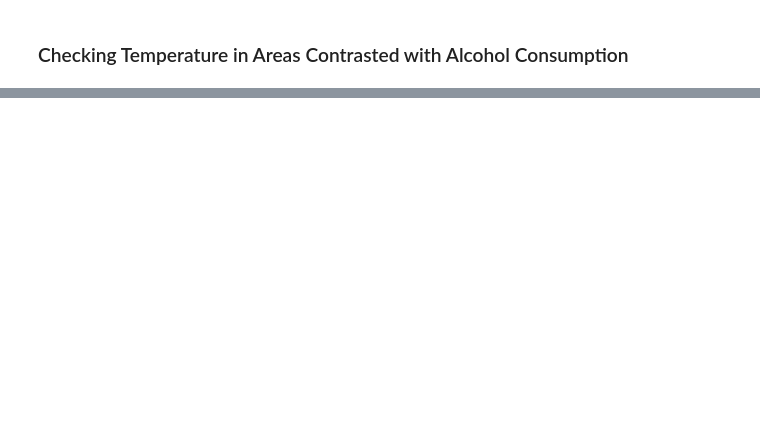
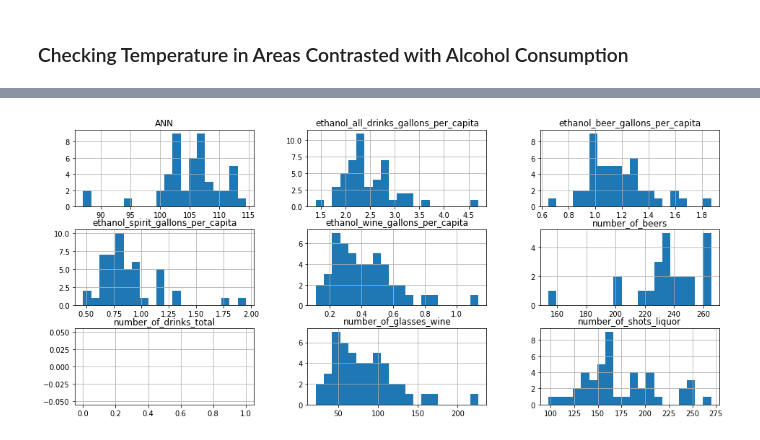
Before and after one commit to MatthewNewell006/alcohol_consumption, a Jupyter notebook: jupyter/2015_temp_data.ipynb, the cells around one changed output, grey strips where cells are left out. Saved outputs shown, nothing was run; the diff lists cells and outputs as text; code cells hidden in the pictures; blank space fills up the shorter version.

```diff
--- a/jupyter/2015_temp_data.ipynb
+++ b/jupyter/2015_temp_data.ipynb
@@ -52,0 +41,2 @@ t_df = pd.read_csv('../data/modified/2015_state_temperatures.csv')
+# %%
+ac_df['STATE'] = ac_df['STATE'].astype('string')
@@ -52,0 +64,2 @@ t_df = pd.read_csv('../data/modified/2015_state_temperatures.csv')
+# %%
+left_merge = ac_df.merge(t_annual, how='left', on = 'STATE')
@@ -52,0 +82,5 @@ t_df = pd.read_csv('../data/modified/2015_state_temperatures.csv')
+# %%
+mean_by_state = left_merge.groupby('STATE').mean()
+# %%
+m_state = mean_by_state.copy()
+m_state.head(10)
@@ -52,0 +100,5 @@ t_df = pd.read_csv('../data/modified/2015_state_temperatures.csv')
+# %%
+bins = 20
+m_state[m_state <= 270].hist(bins=bins, figsize=(16,7));
+# %% [output]
+[figure, added]
```
Also changed, not shown: parts of 10 cells of this notebook.
